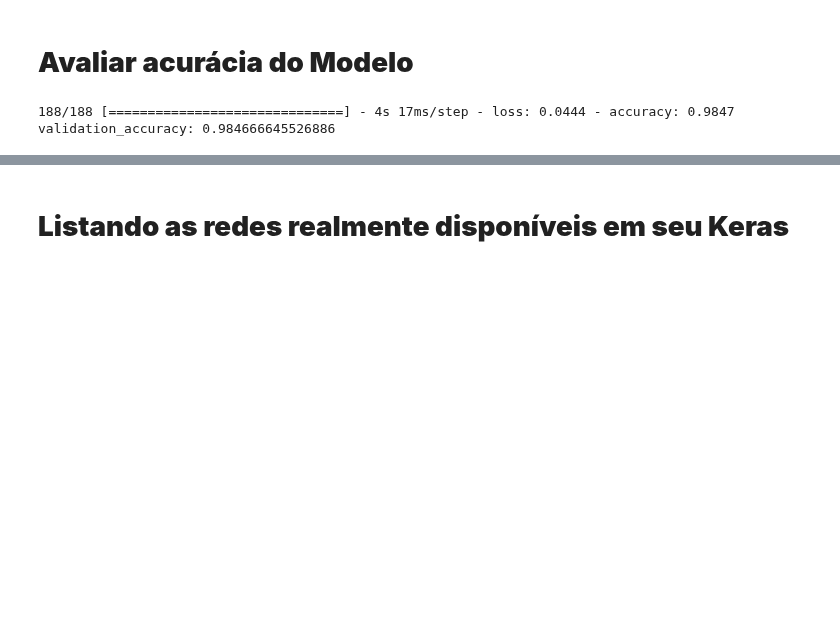
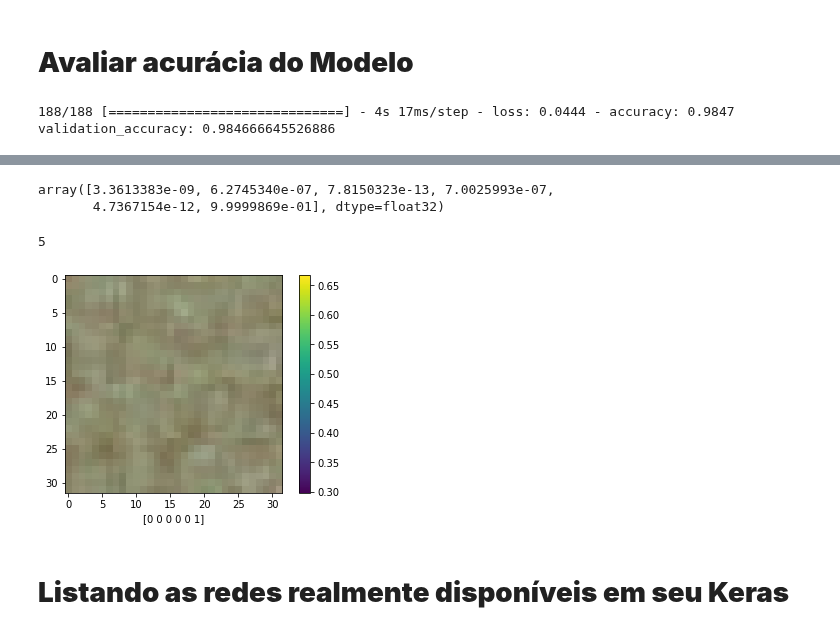
Before and after one commit to secretaria-ICA/Classificacao_e_Previsao_de_Imagens_de_Rochas_em_Pocos_Perfurados_atraves_de_Metodos_de_Aprendizagem, a Jupyter notebook: geological_comparative07102021.ipynb, the cells around one changed output, grey strips where cells are left out. Drawn from its saved outputs; the diff is of its cells as text; code cells hidden in the pictures; blank space fills up the shorter version.

```diff
--- a/geological_comparative07102021.ipynb
+++ b/geological_comparative07102021.ipynb
@@ -529,0 +585,20 @@ validation_accuracy: 0.984666645526886
+# %%
+y_pred[201] # primeira predição posição 0
+# %% [output]
+array([3.3613383e-09, 6.2745340e-07, 7.8150323e-13, 7.0025993e-07,
+       4.7367154e-12, 9.9999869e-01], dtype=float32)
+# %%
+np.argmax(y_pred[201]) # Nesse caso, a predição está correta - Classe 05
+# %% [output]
+5
+# %%
+y_test [201] # Nesse caso, a predição está correta - Classe 05, conforme figura abaixo
+
+plt.figure()
+plt.imshow(X_train[201])
+plt.xlabel(y_test[201])
+plt.colorbar()
+plt.grid(False)
+plt.show()
+# %% [output]
+[figure, added]
```
Also changed, not shown: parts of 17 cells of this notebook.
